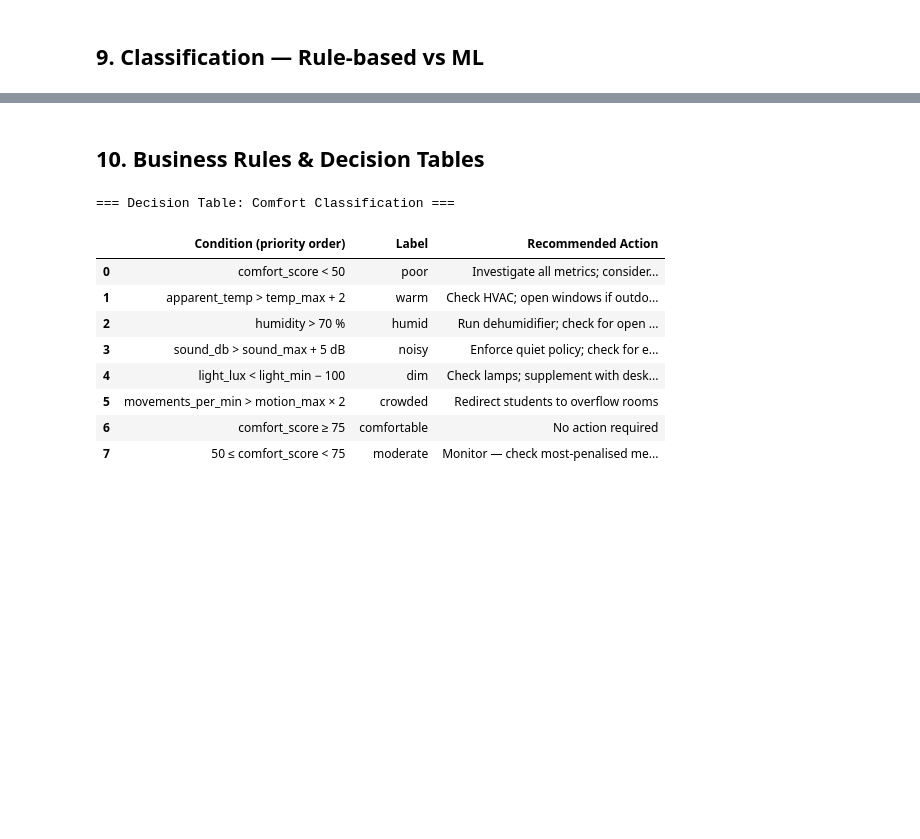
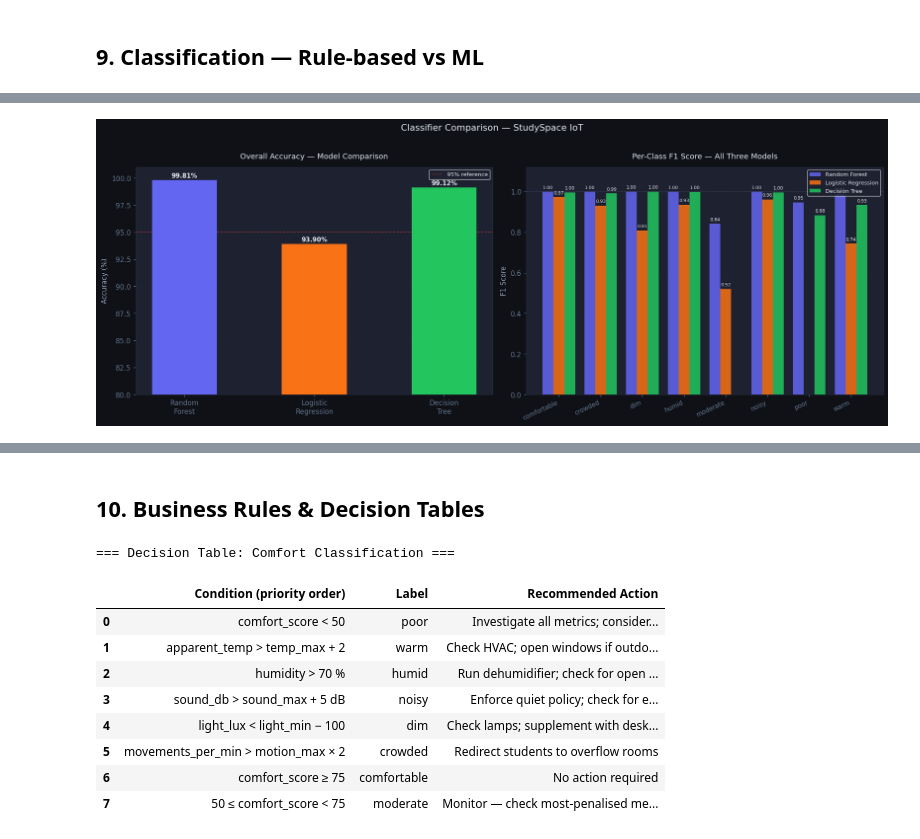
Before and after one commit to Bikaze/studyspace-iot, a Jupyter notebook: analysis/studyspace_analysis.ipynb, the cells around one changed output, grey strips where cells are left out. Cells and saved outputs as stored; diff of their text form; code cells hidden in the pictures; blank space fills up the shorter version.

```diff
--- a/analysis/studyspace_analysis.ipynb
+++ b/analysis/studyspace_analysis.ipynb
@@ -484,3 +523,67 @@ Random Forest feature importances:
+# %%
+from sklearn.metrics import classification_report
+import numpy as np
+import matplotlib.pyplot as plt
+
+# ── Build per-class F1 scores for all three models ───────────────────────────
+classes = sorted(set(y_aug))
+
+def get_f1s(y_true, y_pred, classes):
+    report = classification_report(y_true, y_pred, labels=classes, output_dict=True, zero_division=0)
+    return [report[c]['f1-score'] for c in classes]
+
+rf_f1s = get_f1s(y_test, rf_pred, classes)
+lr_f1s = get_f1s(y_test, lr_pred, classes)
+dt_f1s = get_f1s(y_test, dt_pred, classes)
+
+fig, (ax1, ax2) = plt.subplots(1, 2, figsize=(16, 6))
+
+# ── Chart 1: Overall accuracy bar chart ──────────────────────────────────────
+models      = ['Random\nForest', 'Logistic\nRegression', 'Decision\nTree']
+accuracies  = [rf_acc * 100, lr_acc * 100, dt_acc * 100]
+bar_colors  = ['#6366f1', '#f97316', '#22c55e']
+
+bars = ax1.bar(models, accuracies, color=bar_colors, width=0.5, zorder=3)
+ax1.set_ylim(80, 101)
+ax1.set_ylabel('Accuracy (%)', fontsize=10)
+ax1.set_title('Overall Accuracy — Model Comparison', fontsize=11, pad=12)
+ax1.grid(True, axis='y', alpha=0.3, zorder=0)
+ax1.axhline(y=95, color='#ef4444', linestyle='--', linewidth=1, alpha=0.6, label='95% reference')
+ax1.legend(fontsize=8)
+
+for bar, acc in zip(bars, accuracies):
+    ax1.text(bar.get_x() + bar.get_width() / 2, bar.get_height() + 0.1,
+             f'{acc:.2f}%', ha='center', va='bottom', fontsize=9, fontweight='bold')
+
+# ── Chart 2: Per-class F1 grouped bar chart ───────────────────────────────────
+x      = np.arange(len(classes))
+width  = 0.26
+
+b1 = ax2.bar(x - width, rf_f1s, width, label='Random Forest',       color='#6366f1', alpha=0.85, zorder=3)
+b2 = ax2.bar(x,          lr_f1s, width, label='Logistic Regression', color='#f97316', alpha=0.85, zorder=3)
+b3 = ax2.bar(x + width,  dt_f1s, width, label='Decision Tree',       color='#22c55e', alpha=0.85, zorder=3)
+
+ax2.set_xticks(x)
+ax2.set_xticklabels(classes, rotation=25, ha='right', fontsize=9)
+ax2.set_ylim(0, 1.12)
+ax2.set_ylabel('F1 Score', fontsize=10)
+ax2.set_title('Per-Class F1 Score — All Three Models', fontsize=11, pad=12)
+ax2.axhline(y=1.0, color='#64748b', linestyle='--', linewidth=0.8, alpha=0.5)
+ax2.legend(fontsize=8)
+ax2.grid(True, axis='y', alpha=0.3, zorder=0)
+
+for bars_group in [b1, b2, b3]:
+    for bar in bars_group:
+        h = bar.get_height()
+        if h > 0:
+            ax2.text(bar.get_x() + bar.get_width() / 2, h + 0.01,
+                     f'{h:.2f}', ha='center', va='bottom', fontsize=6.5)
+
+plt.suptitle('Classifier Comparison — StudySpace IoT', fontsize=13, y=1.02)
+plt.tight_layout()
+plt.show()
+# %% [output]
+[figure, added]
 # %%
 # Confusion matrix for the best model (Random Forest)
 fig, ax = plt.subplots(figsize=(9, 7))
```
Also changed, not shown: parts of 21 cells of this notebook, 10 other files.
